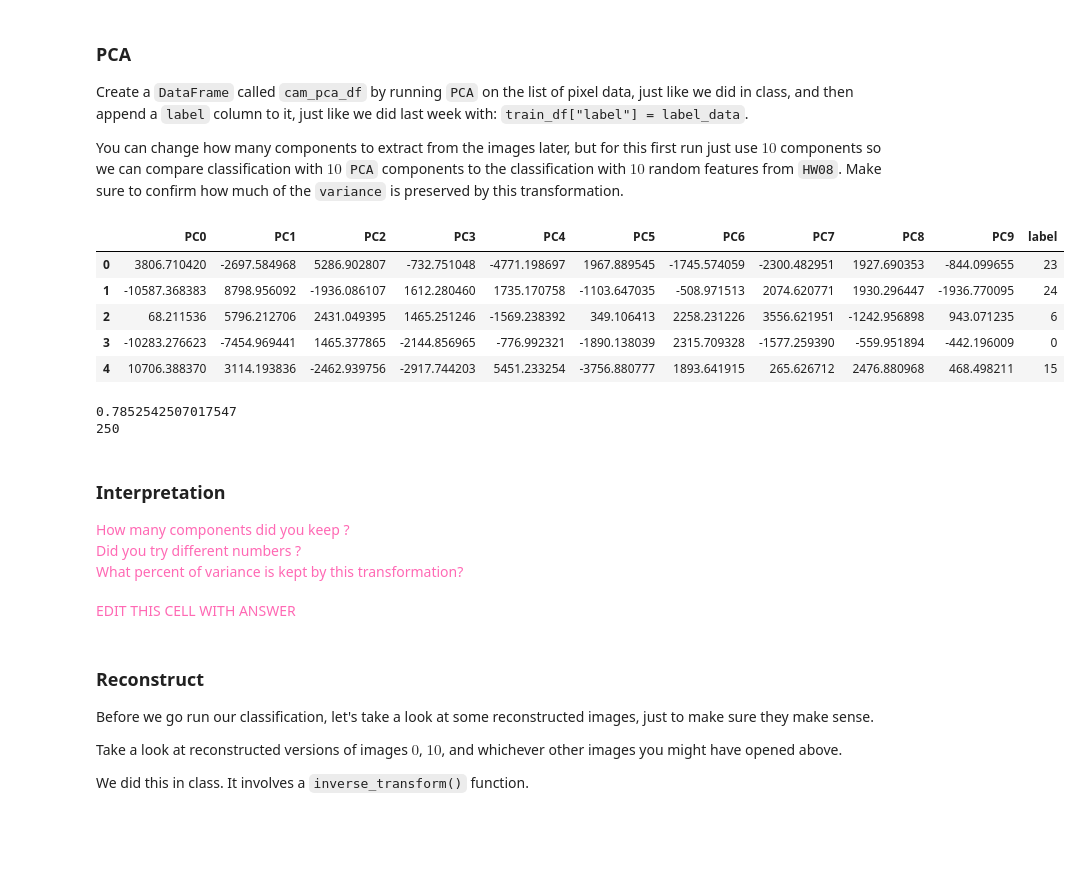
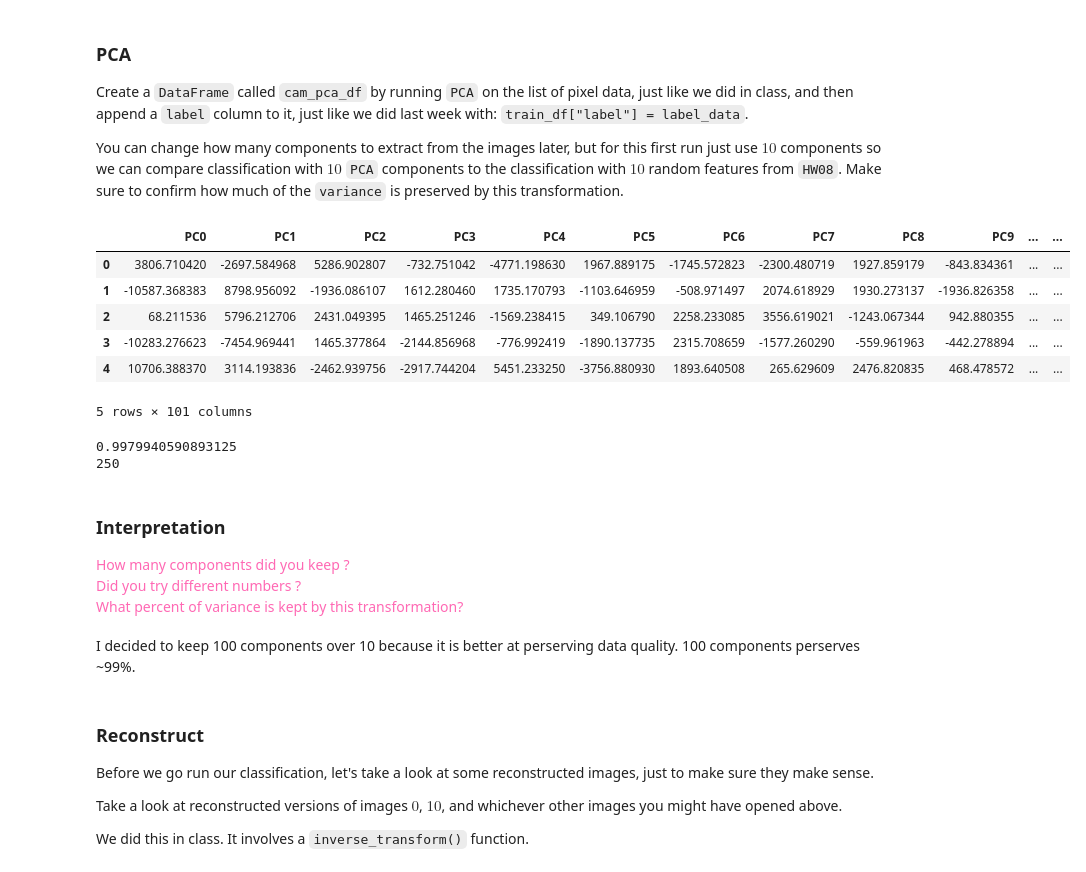
Before and after one commit to DM-GY-9103-Assignments/HW09, a Jupyter notebook: HW09.ipynb, the cells around one changed output. Drawn from its saved outputs; the diff is of its cells as text; code cells hidden in the pictures; blank space fills up the shorter version.

```diff
--- a/HW09.ipynb
+++ b/HW09.ipynb
@@ -331,26 +426,27 @@ Create a `DataFrame` called `cam_pca_df` by running `PCA` on the list of pixel d
 You can change how many components to extract from the images later, but for this first run just use $10$ components so we can compare classification with $10$ `PCA` components to the classification with $10$ random features from `HW08`.  Make sure to confirm how much of the `variance` is preserved by this transformation.
 # %%
 # TODO: run PCA, get DataFrame
-pca = PCA(n_components=10)
+pca = PCA(n_components=100)
 train_df = pca.fit_transform(pixel_data)
 # TODO: add "label" column
 train_df["label"] = label_data
 
 display(train_df.head())
 
 print(pca.explained_variance())
 # TODO: print variance
 # TODO: take a look at the first 5 rows
 print(len(label_data))
 # %% [output]
-|  | PC0 | PC1 | PC2 | PC3 | PC4 | PC5 | PC6 | PC7 | PC8 | PC9 | label |
-| 0 | 3806.710420 | -2697.584968 | 5286.902807 | -732.751048 | -4771.198697 | 1967.889545 | -1745.574059 | -2300.482951 | 1927.690353 | -844.099655 | 23 |
-| 1 | -10587.368383 | 8798.956092 | -1936.086107 | 1612.280460 | 1735.170758 | -1103.647035 | -508.971513 | 2074.620771 | 1930.296447 | -1936.770095 | 24 |
-| 2 | 68.211536 | 5796.212706 | 2431.049395 | 1465.251246 | -1569.238392 | 349.106413 | 2258.231226 | 3556.621951 | -1242.956898 | 943.071235 | 6 |
-| 3 | -10283.276623 | -7454.969441 | 1465.377865 | -2144.856965 | -776.992321 | -1890.138039 | 2315.709328 | -1577.259390 | -559.951894 | -442.196009 | 0 |
-| 4 | 10706.388370 | 3114.193836 | -2462.939756 | -2917.744203 | 5451.233254 | -3756.880777 | 1893.641915 | 265.626712 | 2476.880968 | 468.498211 | 15 |
+|  | PC0 | PC1 | PC2 | PC3 | PC4 | PC5 | PC6 | PC7 | PC8 | PC9 | ... | ... |
+| 0 | 3806.710420 | -2697.584968 | 5286.902807 | -732.751042 | -4771.198630 | 1967.889175 | -1745.572823 | -2300.480719 | 1927.859179 | -843.834361 | ... | ... |
+| 1 | -10587.368383 | 8798.956092 | -1936.086107 | 1612.280460 | 1735.170793 | -1103.646959 | -508.971497 | 2074.618929 | 1930.273137 | -1936.826358 | ... | ... |
+| 2 | 68.211536 | 5796.212706 | 2431.049395 | 1465.251246 | -1569.238415 | 349.106790 | 2258.233085 | 3556.619021 | -1243.067344 | 942.880355 | ... | ... |
+| 3 | -10283.276623 | -7454.969441 | 1465.377864 | -2144.856968 | -776.992419 | -1890.137735 | 2315.708659 | -1577.260290 | -559.961963 | -442.278894 | ... | ... |
+| 4 | 10706.388370 | 3114.193836 | -2462.939756 | -2917.744204 | 5451.233250 | -3756.880930 | 1893.640508 | 265.629609 | 2476.820835 | 468.478572 | ... | ... |
-0.7852542507017547
-250
+5 rows × 101 columns
+0.9979940590893125
+250
 # %% [markdown]
 ### Interpretation
 
@@ -359,8 +455,8 @@ How many components did you keep ?<br>
 Did you try different numbers ?<br>
 What percent of variance is kept by this transformation?
 </span>
-# %% [markdown]
-<span style="color:hotpink;">EDIT THIS CELL WITH ANSWER</span>
+# %% [markdown]
+I decided to keep 100 components over 10 because it is better at perserving data quality. 100 components perserves ~99%.
 # %% [markdown]
 ### Reconstruct
 
```
Also changed, not shown: parts of 23 cells of this notebook.
